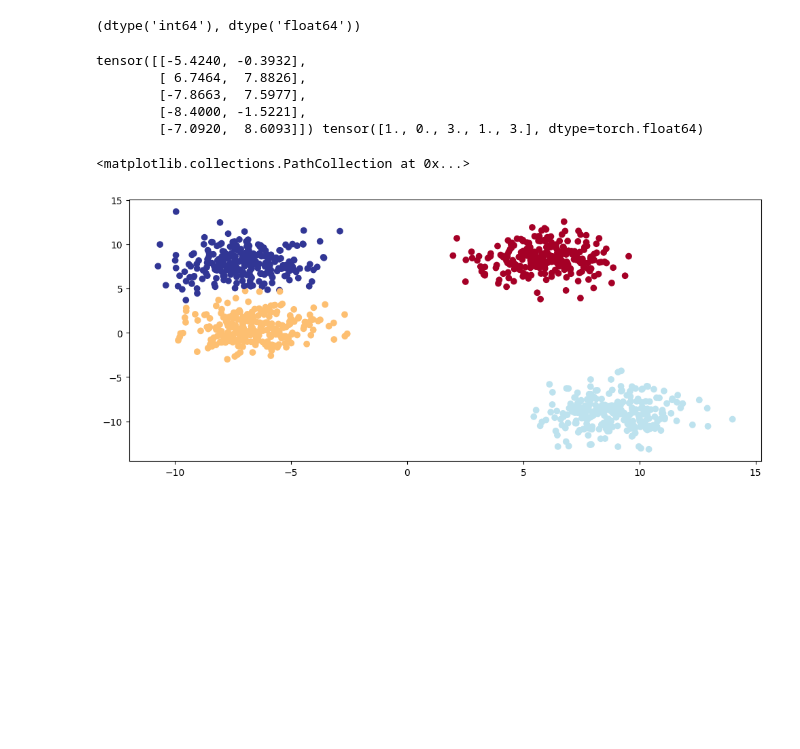
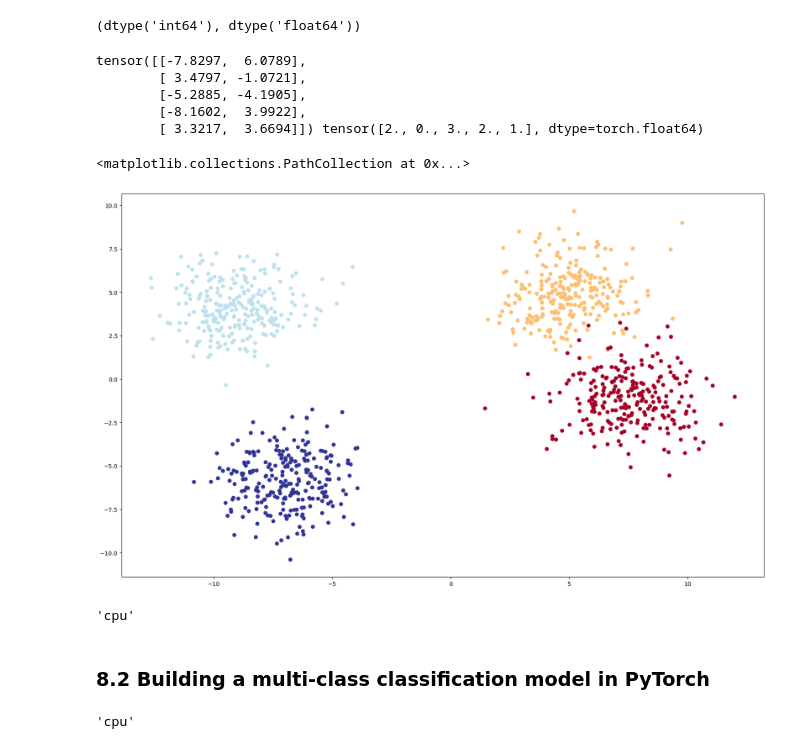
Before and after one commit to amanullahshah32/Deep-Learning, a Jupyter notebook: 02_PyTorch_Neural_Network_Classification.ipynb, the cells around one changed output. Drawn from its saved outputs; the diff is of its cells as text; code cells hidden in the pictures; blank space fills up the shorter version.

Commit message:
building a multi class model in pytorch

```diff
--- a/02_PyTorch_Neural_Network_Classification.ipynb
+++ b/02_PyTorch_Neural_Network_Classification.ipynb
@@ -941,7 +941,7 @@ Random_Seed = 42
 # 1. Create a multi class data
 X_blob, y_blob = make_blobs(1000, # number of samples
                             n_features= 2, # number of featuers
-                            centers = 6, # number of classes
+                            centers = 4, # number of classes
                             cluster_std = 1.5, # give the clusters a little shake up (try changing this to 1.0, the deafault)                            random_state = 42
                             )
 # %%
@@ -954,10 +954,10 @@ X_blob = torch.from_numpy(X_blob).type(torch.float32)
 y_blob = torch.from_numpy(y_blob).type(torch.double)
 print(X_blob[:5], y_blob[:5])
 # %% [output]
-tensor([[-5.4240, -0.3932],
-        [ 6.7464,  7.8826],
-        [-7.8663,  7.5977],
-        [-8.4000, -1.5221],
-        [-7.0920,  8.6093]]) tensor([1., 0., 3., 1., 3.], dtype=torch.float64)
+tensor([[-7.8297,  6.0789],
+        [ 3.4797, -1.0721],
+        [-5.2885, -4.1905],
+        [-8.1602,  3.9922],
+        [ 3.3217,  3.6694]]) tensor([2., 0., 3., 2., 1.], dtype=torch.float64)
 # %%
 # 3. Split into train and test sets
@@ -965,7 +965,19 @@ X_blob_tran, X_blob_test, y_blob_train, y_blob_test = train_test_split(X_blob, y
 # %%
 # 4. Plot data
-plt.figure(figsize=(12,5))
+plt.figure(figsize=(20,12))
 plt.scatter(X_blob[:, 0], X_blob[:, 1], c=y_blob, cmap=plt.cm.RdYlBu)
 # %% [output]
 <matplotlib.collections.PathCollection at 0x...>
-[figure, old version]
+[figure, new version]
+# %%
+device
+# %% [output]
+'cpu'
+# %% [markdown]
+### 8.2 Building a multi-class classification model in PyTorch
+# %%
+# Create device agnostic code
+device = "Cuda" if torch.cuda.is_available() else "cpu"
+device
+# %% [output]
+'cpu'
```
Also changed, not shown: parts of 2 cells of this notebook.
